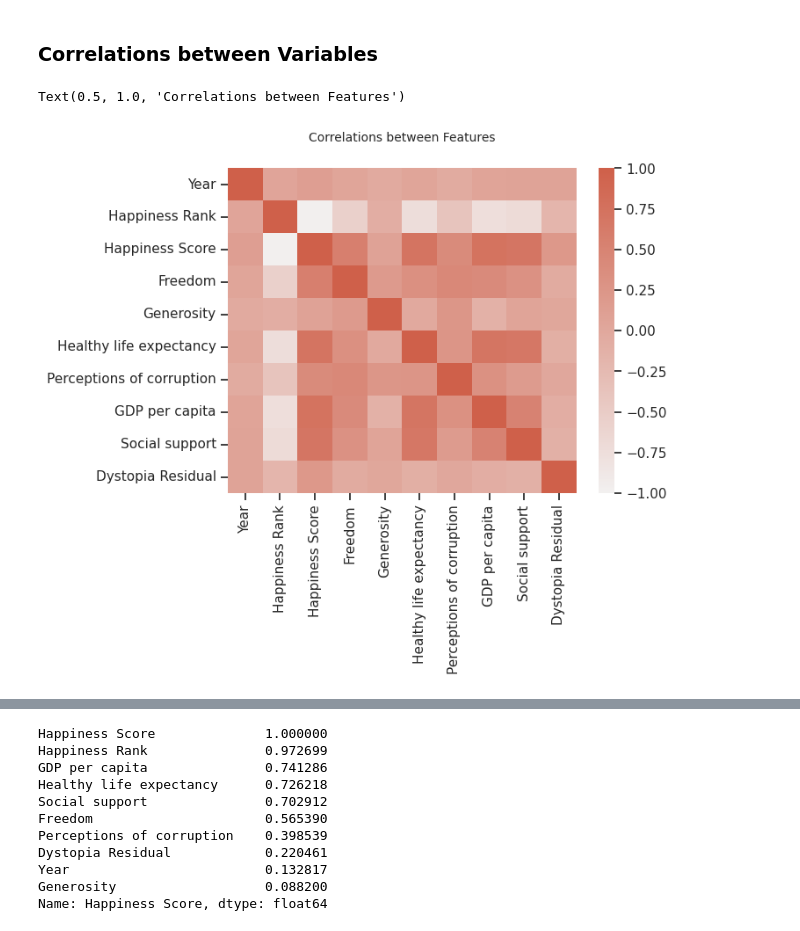
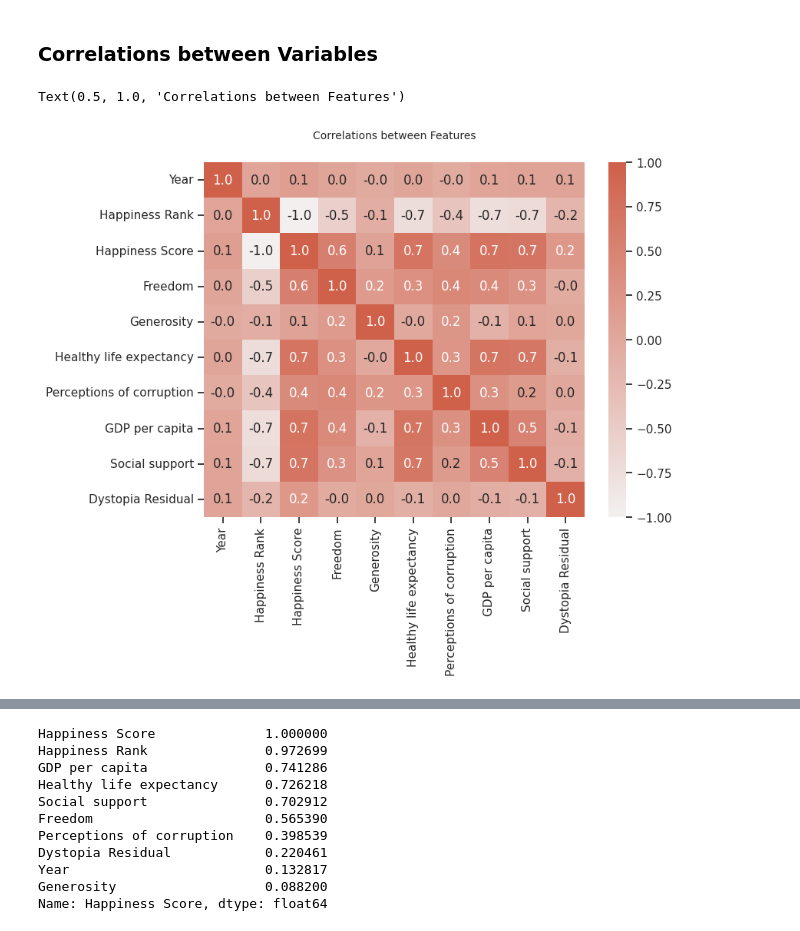
Before and after one commit to gabis96/ML-models-comparison, a Jupyter notebook: notebooks/3.exploratory_analysis.ipynb, the cells around one changed output, grey strips where cells are left out. Saved outputs shown, nothing was run; the diff lists cells and outputs as text; code cells hidden in the pictures.

Commit message:
Update corr matrix ui.

```diff
--- a/notebooks/3.exploratory_analysis.ipynb
+++ b/notebooks/3.exploratory_analysis.ipynb
@@ -72,8 +72,9 @@ sns.set_theme(style="ticks", palette=palette, color_codes=True)
 # %%
 corr = df.corr()
 
-heatmap = sns.heatmap(corr, vmin=-1, vmax=1, cmap=sns.color_palette(palette='light:#cf604a', as_cmap=True))
+plt.figure(figsize=(8,6))
+heatmap = sns.heatmap(corr, vmin=-1, vmax=1, cmap=sns.color_palette(palette='light:#cf604a', as_cmap=True), annot=True, fmt=".1f")
 heatmap.set_title('Correlations between Features', fontdict={'fontsize':10}, pad=22)
 # %% [output]
 Text(0.5, 1.0, 'Correlations between Features')
-[figure, old version]
+[figure, new version]
```
Also changed, not shown: parts of 15 cells of this notebook.
